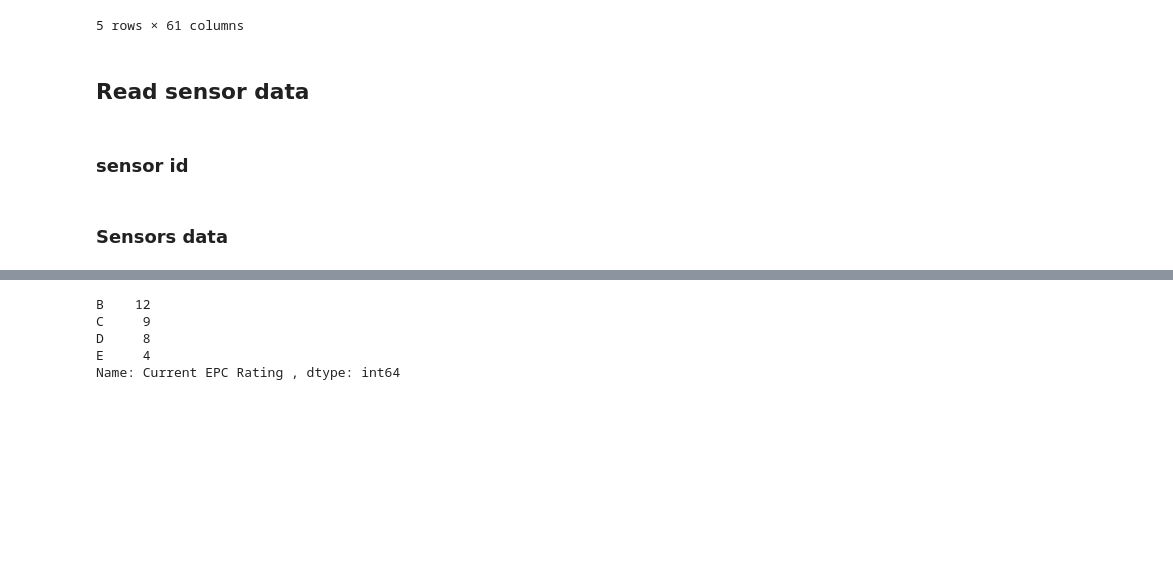
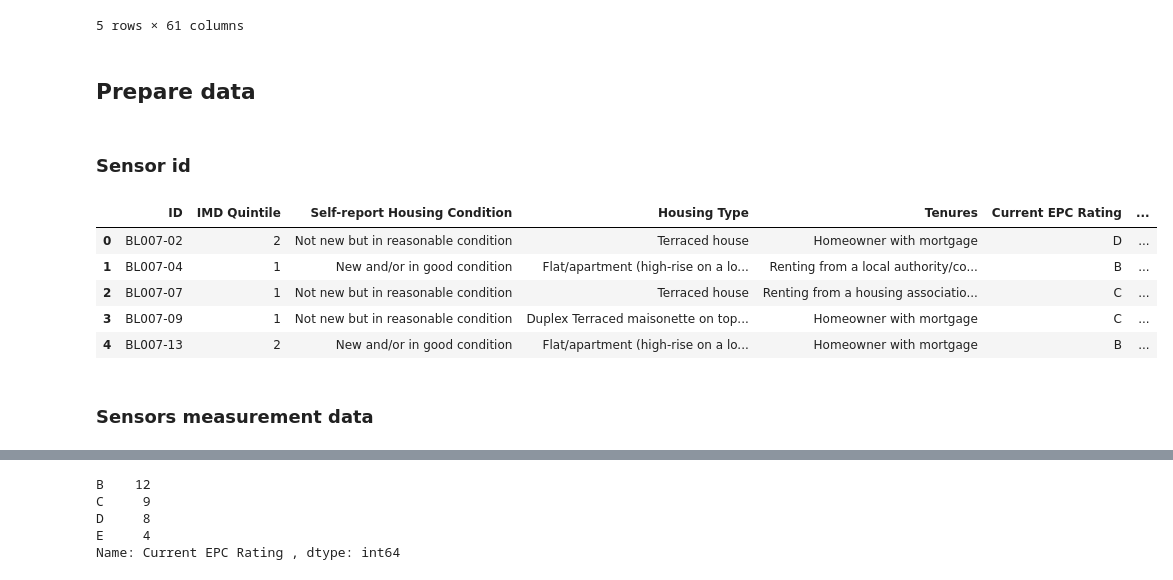
Before and after one commit to YunbeiOu/GISRUK2024-Housing_Sensors_Energy_Efficiency, a Jupyter notebook: sensors_analysis.ipynb, the cells around one changed output, grey strips where cells are left out. Saved outputs shown, nothing was run; the diff lists cells and outputs as text; code cells hidden in the pictures; blank space fills up the shorter version.

```diff
--- a/sensors_analysis.ipynb
+++ b/sensors_analysis.ipynb
@@ -50,12 +31,20 @@ station_limbo.head()
 | 2023-07-01 00:20:37 | 20230701d8144fozwwe67rj4yyb969uz5r | 16ef4fbb-3820-e911-9461-0003ff5986c6 | -0.0706 | 51.482 | 2023-07-01 00:20:37 | 18.3 | NaN | ... |
 5 rows × 61 columns
 # %% [markdown]
-## Read sensor data
+## Prepare data
 # %% [markdown]
-### sensor id
+### Sensor id
 # %%
 # read sensor id
-sensor_id = pd.read_csv('SensorID_EPC_Survey_Open_Data.csv')
+sensor_id = pd.read_csv('data/SensorID_EPC_Survey_Open_Data.csv')
+sensor_id.head()
+# %% [output]
+|  | ID | IMD Quintile | Self-report Housing Condition | Housing Type | Tenures | Current EPC Rating | ... |
+| 0 | BL007-02 | 2 | Not new but in reasonable condition | Terraced house | Homeowner with mortgage | D | ... |
+| 1 | BL007-04 | 1 | New and/or in good condition | Flat/apartment (high-rise on a lo... | Renting from a local authority/co... | B | ... |
+| 2 | BL007-07 | 1 | Not new but in reasonable condition | Terraced house | Renting from a housing associatio... | C | ... |
+| 3 | BL007-09 | 1 | Not new but in reasonable condition | Duplex Terraced maisonette on top... | Homeowner with mortgage | C | ... |
+| 4 | BL007-13 | 2 | New and/or in good condition | Flat/apartment (high-rise on a lo... | Homeowner with mortgage | B | ... |
 # %%
 # Convert field to datetime type
 sensor_id['Battery Charging Start Time'] = pd.to_datetime(sensor_id['Battery Charging Start Time'], format="%d/%m/%Y %H:%M")
@@ -75,6 +64,6 @@ sensor_id[['end_datetime']] = sensor_id[['Battery Charging End Time']]
 sensor_id.start_datetime.fillna(sensor_id['Recording Start Time (Participant)'], inplace=True)
 sensor_id.end_datetime.fillna(sensor_id['Recording End Time (Participant)'], inplace=True)
 # %% [markdown]
-### Sensors data
+### Sensors measurement data
 # %%
 # read and filter sensors data
```
Also changed, not shown: parts of 133 cells of this notebook, 44 other files.
